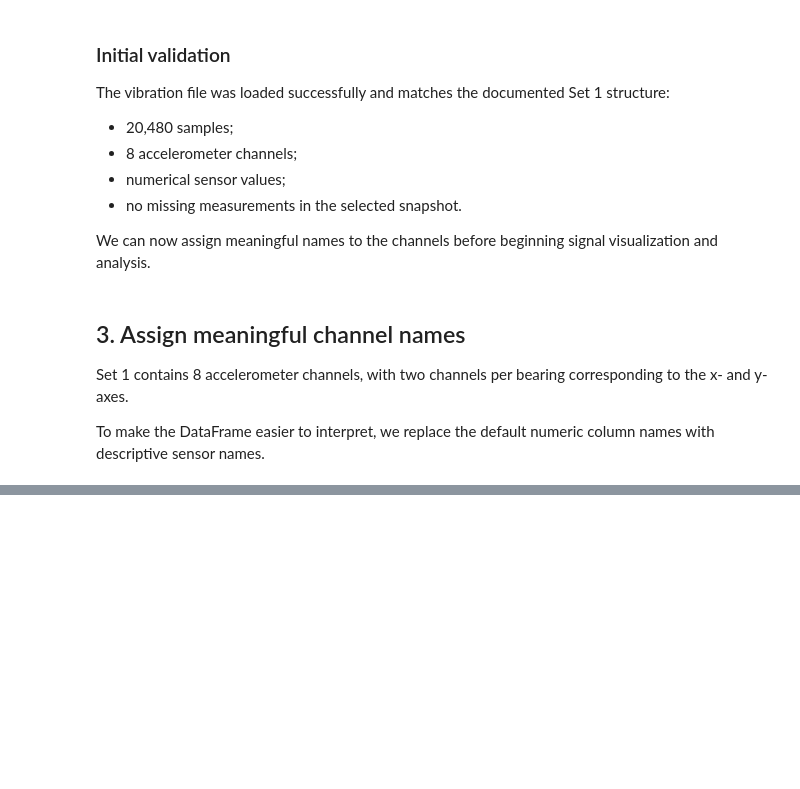
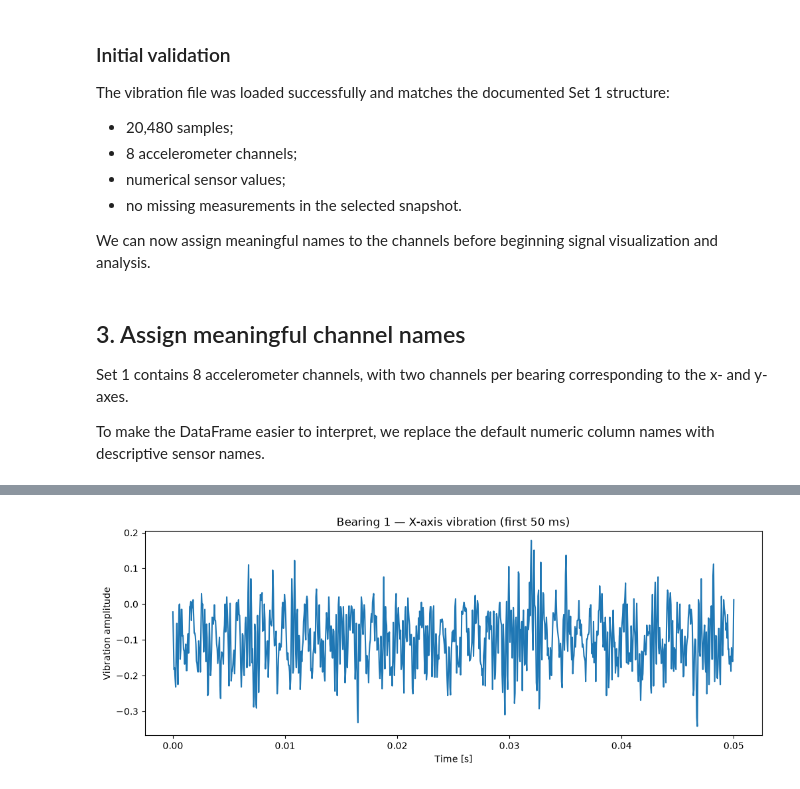
Before and after one commit to amedeone03/machineguard, a Jupyter notebook: notebooks/01_data_exploration.ipynb, the cells around one changed output, grey strips where cells are left out. Saved outputs shown, nothing was run; the diff lists cells and outputs as text; code cells hidden in the pictures; blank space fills up the shorter version.

```diff
--- a/notebooks/01_data_exploration.ipynb
+++ b/notebooks/01_data_exploration.ipynb
@@ -138,0 +200,16 @@ To make the DataFrame easier to interpret, we replace the default numeric column
+# %%
+zoom_duration = 0.05  # seconds
+
+mask = time <= zoom_duration
+
+plt.figure(figsize=(12, 4))
+
+plt.plot(time[mask], df.loc[mask, "bearing_1_x"])
+
+plt.xlabel("Time [s]")
+plt.ylabel("Vibration amplitude")
+plt.title("Bearing 1 — X-axis vibration (first 50 ms)")
+
+plt.show()
+# %% [output]
+[figure, added]
```
Also changed, not shown: parts of 21 cells of this notebook.
